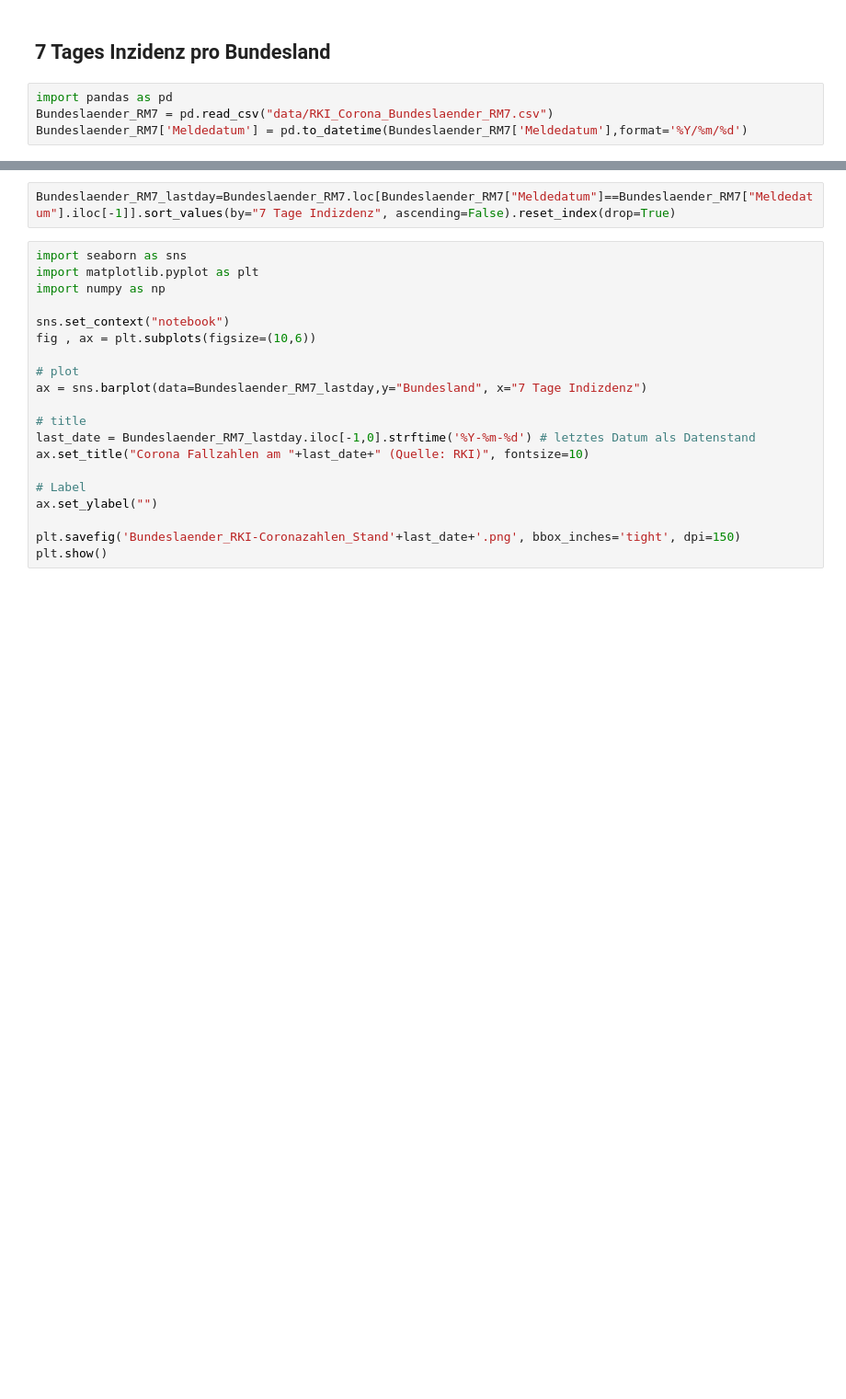
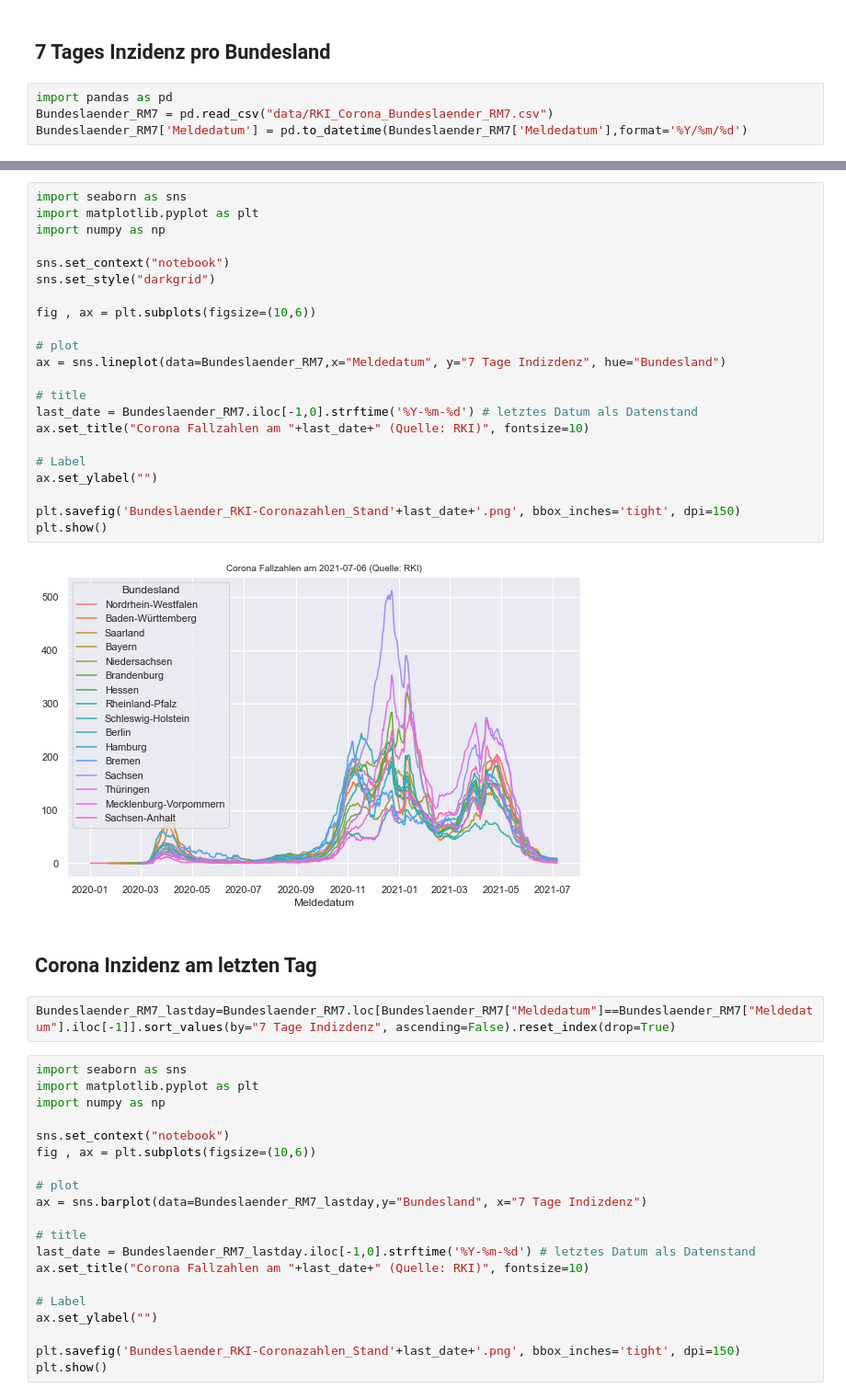
Before and after one commit to Fkaule/Daten-Visualisierung-mit-Python, a Jupyter notebook: 07-RKI-Corona.ipynb, the cells around one changed output, grey strips where cells are left out. Shown at 92% size. Drawn from its saved outputs; the diff is of its cells as text; blank space fills up the shorter version.

Commit message:
RKI Bundeslander lineplot add

```diff
--- a/07-RKI-Corona.ipynb
+++ b/07-RKI-Corona.ipynb
@@ -9,3 +25,29 @@ Bundeslaender_RM7['Meldedatum'] = pd.to_datetime(Bundeslaender_RM7['Meldedatum']
+# %%
+import seaborn as sns
+import matplotlib.pyplot as plt
+import numpy as np
+
+sns.set_context("notebook")
+sns.set_style("darkgrid")
+
+fig , ax = plt.subplots(figsize=(10,6))
+
+# plot
+ax = sns.lineplot(data=Bundeslaender_RM7,x="Meldedatum", y="7 Tage Indizdenz", hue="Bundesland")
+
+# title
+last_date = Bundeslaender_RM7.iloc[-1,0].strftime('%Y-%m-%d') # letztes Datum als Datenstand
+ax.set_title("Corona Fallzahlen am "+last_date+" (Quelle: RKI)", fontsize=10)
+
+# Label
+ax.set_ylabel("")
+
+plt.savefig('Bundeslaender_RKI-Coronazahlen_Stand'+last_date+'.png', bbox_inches='tight', dpi=150)
+plt.show()
+# %% [output]
+[figure, added]
+# %% [markdown]
+## Corona Inzidenz am letzten Tag
 # %%
 Bundeslaender_RM7_lastday=Bundeslaender_RM7.loc[Bundeslaender_RM7["Meldedatum"]==Bundeslaender_RM7["Meldedatum"].iloc[-1]].sort_values(by="7 Tage Indizdenz", ascending=False).reset_index(drop=True)
 # %%
```
Also changed, not shown: parts of 1 cell of this notebook.
